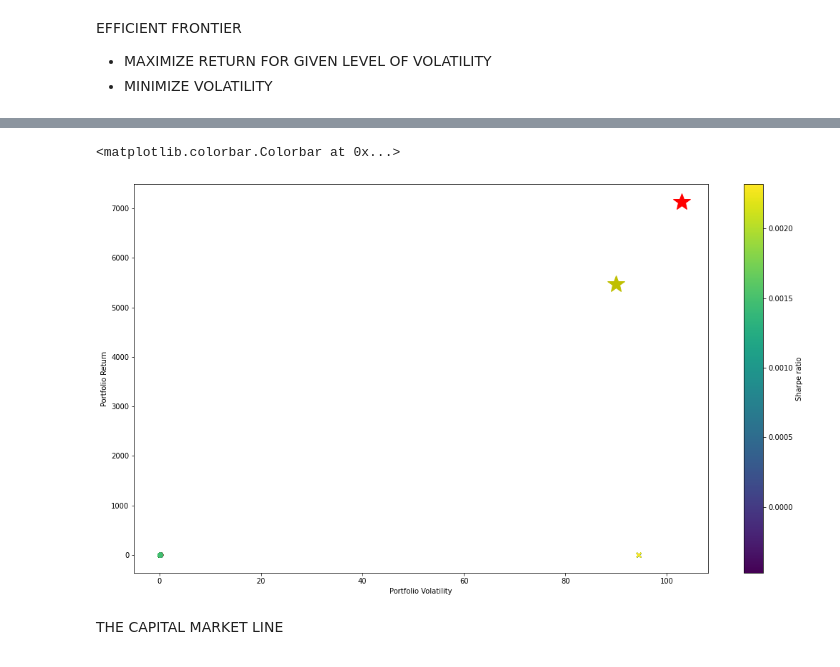
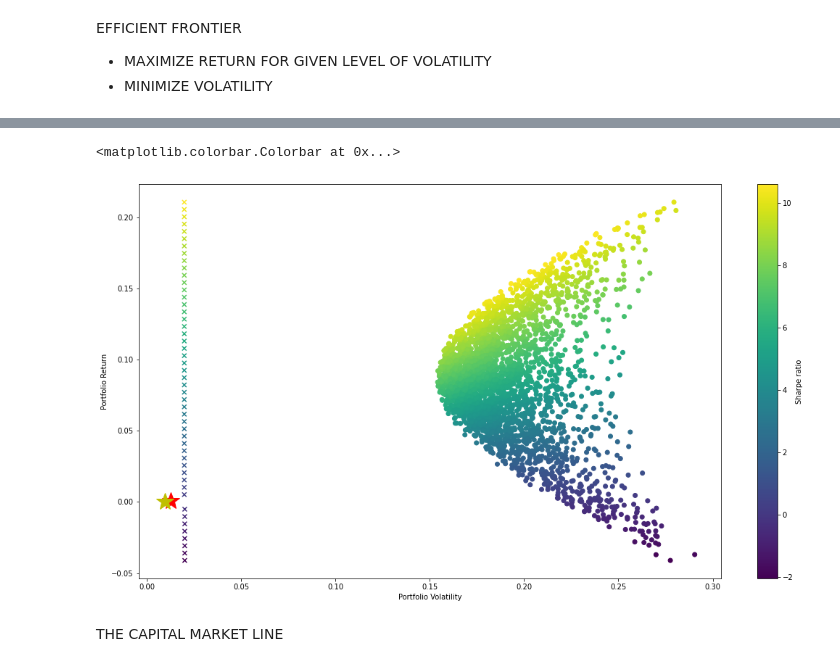
Before and after one commit to data-to-insights/COLLECTIVE2_TRADING, a Jupyter notebook: Project2_Pani_v4.ipynb, the cells around one changed output, grey strips where cells are left out. Cells and saved outputs as stored; diff of their text form; code cells hidden in the pictures.

```diff
--- a/Project2_Pani_v4.ipynb
+++ b/Project2_Pani_v4.ipynb
@@ -311,6 +317,9 @@ OPTIMIZATION FUNCTION
 *   INITIALIZER
 # %%
 adj_closes = data3['Adj. Close'][assets]
+# %%
+returns = np.log(adj_closes / adj_closes.shift(1))
+returns.dropna(inplace=True)
 # %%
 num_assets = len(assets)
 constraints = ({'type' : 'eq', 'fun': lambda x: np.sum(x) -1})
@@ -327,7 +336,7 @@ print (initializer)
 # %%
 optimal_sharpe=optimize.minimize(minimize_sharpe,
                                  initializer,
-                                 args = (adj_closes,),
+                                 args = returns,
                                  method = 'SLSQP',
                                  bounds = bounds,
                                  constraints = constraints)
@@ -370,7 +394,7 @@ EFFICIENT FRONTIER
 # %%
 optimal_variance=optimize.minimize(minimize_volatility,
                                    initializer,
-                                   args = (adj_closes,),
+                                   args = returns,
                                    method = 'SLSQP',
                                    bounds = bounds,
                                    constraints = constraints)
@@ -394,5 +407,5 @@ list(zip(assets,list(optimal_variance_weights)))
 # %%
-# Make an array of 50 returns betweeb the minimum return and maximum return
+# Make an array of 50 returns between the minimum return and maximum return
 # discovered earlier.
 target_returns = np.linspace(port_returns.min(),port_returns.max(),50)
 
@@ -403,12 +416,12 @@ initializer = num_assets * [1./num_assets,]
 
 for target_return in target_returns:
 
-    constraints = ({'type':'eq','fun': lambda x: portfolio_stats(x,adj_closes)['return']-target_return},
+    constraints = ({'type':'eq','fun': lambda x: portfolio_stats(x,returns)['return']-target_return},
                    {'type':'eq','fun': lambda x: np.sum(x)-1})
 
     optimal = optimize.minimize(minimize_volatility,
                               initializer,
-                              args = (adj_closes,),
+                              args = returns,
                               method = 'SLSQP',
                               bounds = bounds,
                               constraints = constraints)
@@ -419,33 +461,33 @@ minimal_volatilities = np.array(minimal_volatilities)
 # %%
 # initialize figure size
 plt.figure(figsize=(18,10))
 
 plt.scatter(port_vols,
             port_returns,
             c = (port_returns / port_vols),
             marker = 'o')
 
 plt.scatter(minimal_volatilities,
             target_returns,
             c = (target_returns / minimal_volatilities),
             marker = 'x')
 
-plt.plot(portfolio_stats(optimal_sharpe_weights, adj_closes)['volatility'],
-         portfolio_stats(optimal_sharpe_weights, adj_closes)['return'],
+plt.plot(portfolio_stats(optimal_sharpe_weights, returns)['volatility'],
+         portfolio_stats(optimal_sharpe_weights, returns)['return'],
          'r*',
          markersize = 25.0)
 
-plt.plot(portfolio_stats(optimal_variance_weights, adj_closes)['volatility'],
-         portfolio_stats(optimal_variance_weights, adj_closes)['return'],
+plt.plot(portfolio_stats(optimal_variance_weights, returns)['volatility'],
+         portfolio_stats(optimal_variance_weights, returns)['return'],
          'y*',
          markersize = 25.0)
 
 plt.xlabel('Portfolio Volatility')
 plt.ylabel('Portfolio Return')
 plt.colorbar(label='Sharpe ratio')
 # %% [output]
 <matplotlib.colorbar.Colorbar at 0x...>
-[figure, old version]
+[figure, new version]
 # %% [markdown]
 THE CAPITAL MARKET LINE
 # %%
```
Also changed, not shown: parts of 18 cells of this notebook.
